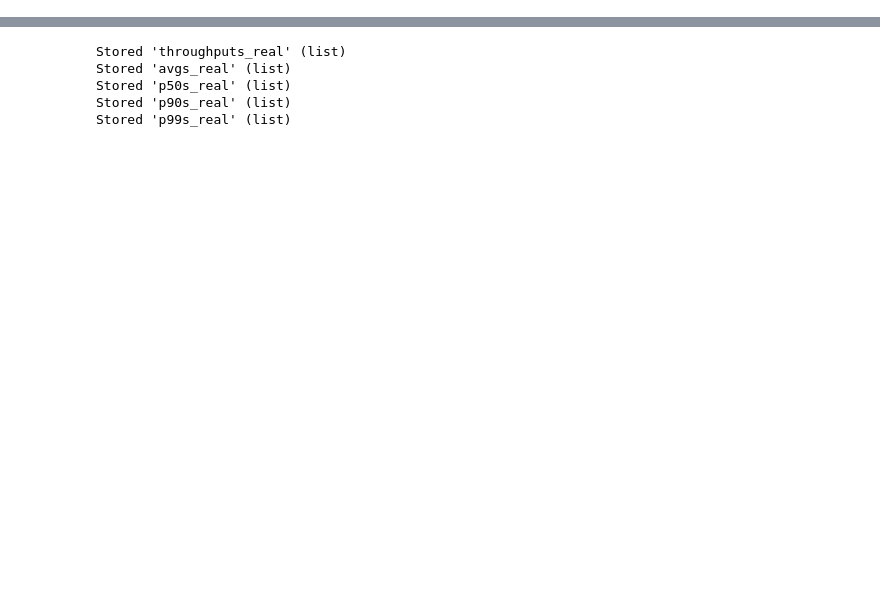
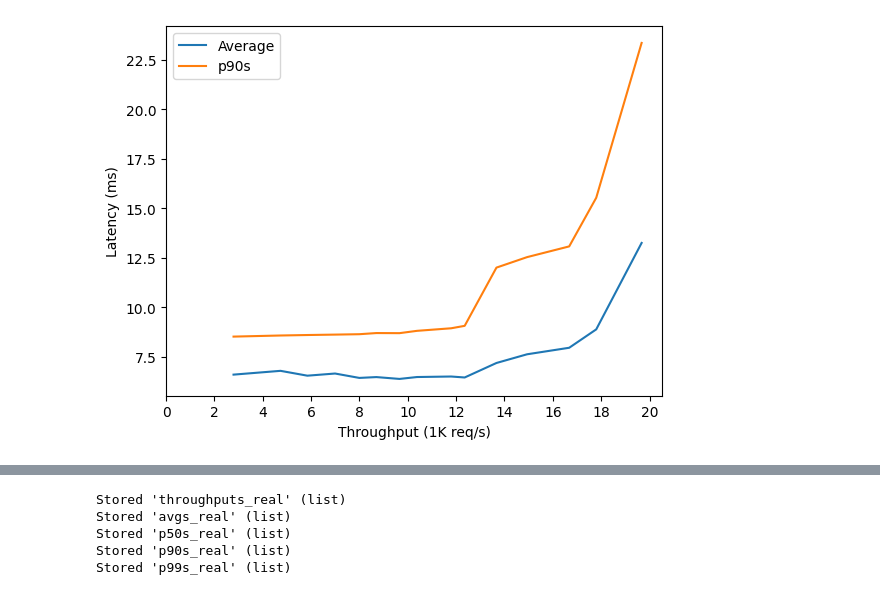
Before and after one commit to princeton-sns/frida, a Jupyter notebook: benchmark_notebook.ipynb, the cells around one changed output, grey strips where cells are left out. Drawn from its saved outputs; the diff is of its cells as text; code cells hidden in the pictures; blank space fills up the shorter version.

```diff
--- a/benchmark_notebook.ipynb
+++ b/benchmark_notebook.ipynb
@@ -40,12 +40,26 @@ async def run_multiple_clients_throughput(num_clients, hostname, device_id_prefi
     else:
         return (await run_command_sync(hostname, command_str))
 
-async def run_multiple_clients_latency(num_clients, hostname, device_id_prefix, duration = 10, keepout = 1, datasize = 32, server="http://node0:8080", throughput = 80, asyncOn = True):
+async def run_multiple_clients_latency(num_clients, hostname, device_id_prefix, duration = 10, keepout = 1, datasize = 32, server="http://node0:8080", asyncOn = True):
     command_str = 'cd /mydata/localuser/frida/experiments/latency_bench && bash ./run_clients_local.sh {} {} {} {} {} {}'.format(num_clients, device_id_prefix, duration,keepout,datasize,server)
     if asyncOn:
         return (await run_command(hostname, command_str))
     else:
         return (await run_command_sync(hostname, command_str))
+async def run_multiple_receiver(num_clients, hostname, device_id_prefix, server="http://node0:8080",  asyncOn = True):
+    command_str = 'cd /mydata/localuser/frida/experiments/receiver && bash ./run_clients_local.sh {} {} {}'.format(num_clients, device_id_prefix,server)
+    if asyncOn:
+        return (await run_command(hostname, command_str))
+    else:
+        return (await run_command_sync(hostname, command_str))
+
+async def run_multiple_clients_group(num_clients, hostname, device_id_prefix, duration = 10, keepout = 1, datasize = 32, server="http://node0:8080", receiver_prefix = "receiver", rl = 0, rh = 0,num_rand = 0, startID=0, asyncOn = True):
+    command_str = 'cd /mydata/localuser/frida/experiments/groupsize_bench && bash ./run_clients_local.sh {} {} {} {} {} {} {} {} {} {} {}'.format(num_clients, device_id_prefix, duration,keepout,datasize,server, receiver_prefix, rl, rh, num_rand, startID)
+    if asyncOn:
+        return (await run_command(hostname, command_str))
+    else:
+        return (await run_command_sync(hostname, command_str))
+
 
 async def clear_server_storage(hostname):
     await run_command_sync(hostname, "rm -r ~/storage")
@@ -320 +418,5 @@ write_to_file("p99s_logscale", p99s_logscale)
+# %%
+plot_by_buckets(throughputs_logscale, avgs_logscale, p50s_logscale, p90s_logscale, p99s_logscale, show="1010", bucket_size=1000)
+# %% [output]
+[figure, added]
 # %%
```
Also changed, not shown: parts of 14 cells of this notebook, 8 other files.
